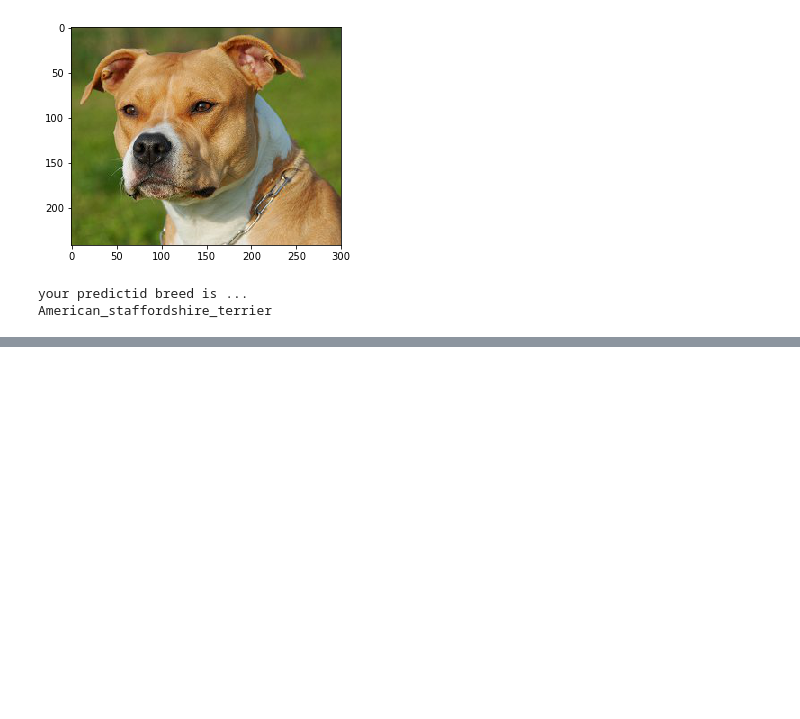
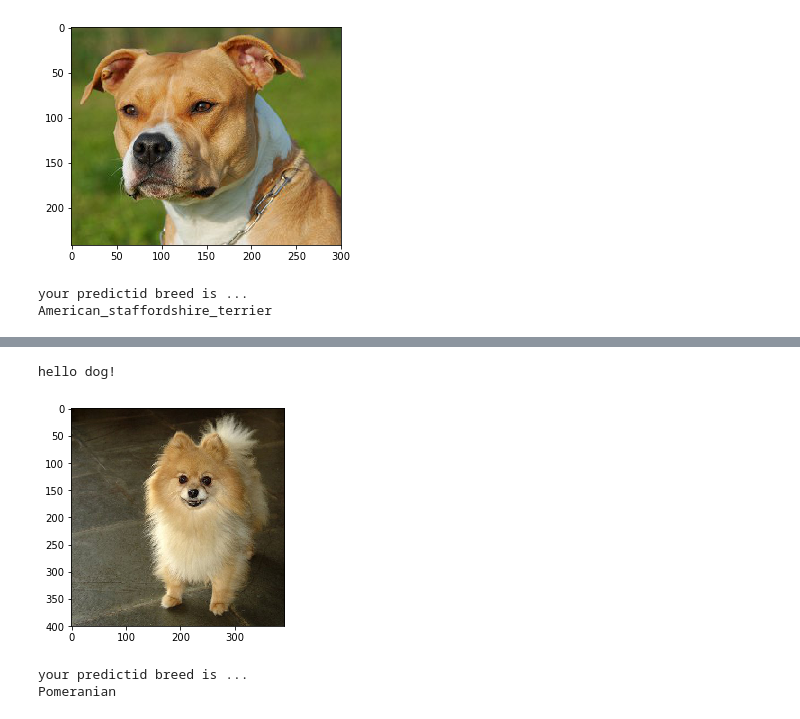
Before and after one commit to FahadFuraih/MLND, a Jupyter notebook: dog-project/dog_app.ipynb, the cells around one changed output, grey strips where cells are left out. Saved outputs shown, nothing was run; the diff lists cells and outputs as text; code cells hidden in the pictures; blank space fills up the shorter version.

```diff
--- a/dog-project/dog_app.ipynb
+++ b/dog-project/dog_app.ipynb
@@ -813,0 +821,7 @@ American_staffordshire_terrier
+# %%
+breedPreditor('images/Pomeranian_07873.jpg')
+# %% [output]
+hello dog!
+[figure, added]
+your predictid breed is ...
+Pomeranian
```
Also changed, not shown: parts of 8 cells of this notebook, 4 other files.
